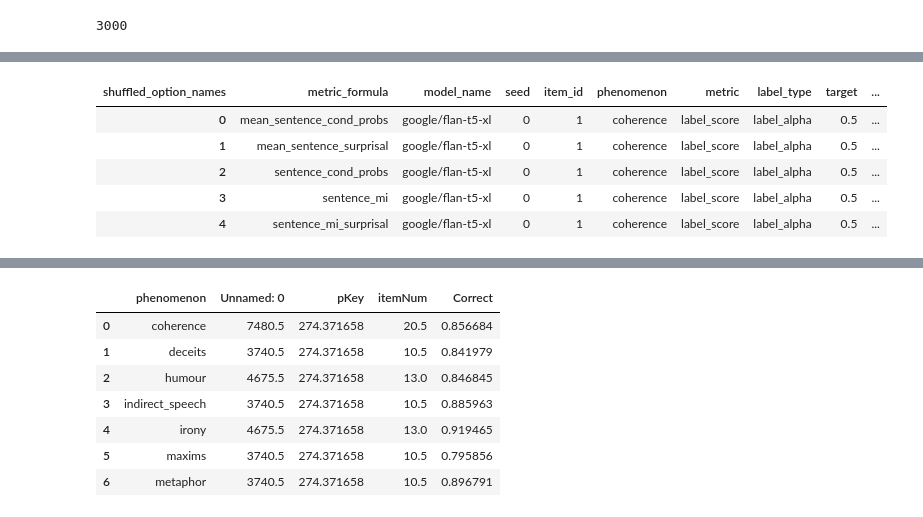
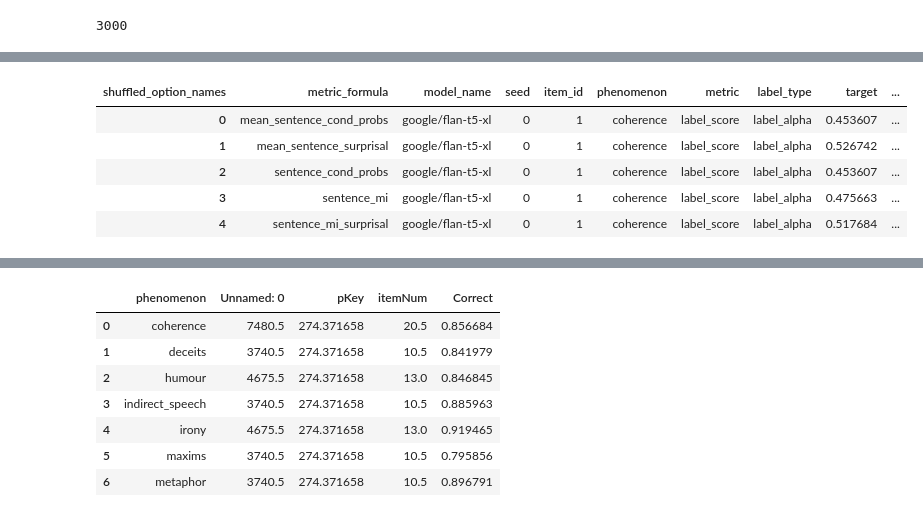
Before and after one commit to polina-tsvilodub/LLM_link, a Jupyter notebook: analysis/01_label_scores_analysis.ipynb, the cells around one changed output, grey strips where cells are left out. Cells and saved outputs as stored; diff of their text form; code cells hidden in the pictures.

Commit message:
updated analyses of label scores

```diff
--- a/analysis/01_label_scores_analysis.ipynb
+++ b/analysis/01_label_scores_analysis.ipynb
@@ -130,10 +130,11 @@ def transform_to_wide_and_softmax(df, option_names = ['target', 'competitor']):
         values="value_"
     )
     df_wide = df_wide.reset_index()
+    df_wide_raw = df_wide.copy()
 
     # softmax options over response option types
     df_wide["denominator"] = df_wide[option_names].sum(axis=1)
     for o in option_names:
         df_wide[o] = df_wide[o]/df_wide["denominator"]
 
-    return df_wide
+    return df_wide, df_wide_raw
@@ -151,12 +158,12 @@ Name: model_name, dtype: int64
 # %%
-# apply the helper to all phenomena
-coherence_processed = transform_to_wide_and_softmax(coherence_df)
-deceits_processed = transform_to_wide_and_softmax(deceits_df, ["target", "incorrect_literal", "incorrect_lexical_overlap", "incorrect_social_convention"])
-humours_processed = transform_to_wide_and_softmax(humours_df, ["target", "incorrect_straightforward", "associative_nonsequitur", "funny_nonsequitur", "neutral_nonsequitur"])
-indirect_processed = transform_to_wide_and_softmax(indirect_df, ["target", "competitor", "distractor_lexical_overlap", "distractor_associative"])
-irony_processed = transform_to_wide_and_softmax(irony_df, ["target", "competitor", "distractor_associate", "distractor_nonsequitur"])
-maxims_processed = transform_to_wide_and_softmax(maxims_df, ["target", "incorrect_literal", "incorrect_nonliteral", "incorrect_associate"])
-metaphor_processed = transform_to_wide_and_softmax(metaphor_df, ["target", "competitor", "distractor_plausibleliteral", "distractor_literal", "distractor_nonsequitut"])
+# apply the helper to all phenomena (fist df is processed (i.e., softmaxed), second is raw)
+coherence_processed, coherence_processed_ = transform_to_wide_and_softmax(coherence_df)
+deceits_processed, deceits_processed_ = transform_to_wide_and_softmax(deceits_df, ["target", "incorrect_literal", "incorrect_lexical_overlap", "incorrect_social_convention"])
+humours_processed, humours_processed_ = transform_to_wide_and_softmax(humours_df, ["target", "incorrect_straightforward", "associative_nonsequitur", "funny_nonsequitur", "neutral_nonsequitur"])
+indirect_processed, indirect_processed_ = transform_to_wide_and_softmax(indirect_df, ["target", "competitor", "distractor_lexical_overlap", "distractor_associative"])
+irony_processed, irony_processed_ = transform_to_wide_and_softmax(irony_df, ["target", "competitor", "distractor_associate", "distractor_nonsequitur"])
+maxims_processed, maxims_processed_ = transform_to_wide_and_softmax(maxims_df, ["target", "incorrect_literal", "incorrect_nonliteral", "incorrect_associate"])
+metaphor_processed, metaphor_processed_ = transform_to_wide_and_softmax(metaphor_df, ["target", "competitor", "distractor_plausibleliteral", "distractor_literal", "distractor_nonsequitut"])
 # %%
 # binarize the processed data into target vs non-target probability
 def binarize_df(df):
@@ -176,15 +207,15 @@ metaphor_binary = binarize_df(metaphor_processed)
 # combine all into one cleaned file
 label_scores = pd.concat([coherence_binary,deceits_binary,humours_binary,indirect_binary,irony_binary, maxims_binary,metaphor_binary])
 # %%
-# label_scores.to_csv("../results/log_probs/label_scores_all_cleaned_binarized.csv", index=False)
-label_scores.head()
+label_scores.to_csv("../results/log_probs/label_scores_all_cleaned_binarized.csv", index=False)
+# label_scores.head()
 # %% [output]
 | shuffled_option_names | metric_formula | model_name | seed | item_id | phenomenon | metric | label_type | target | ... |
-| 0 | mean_sentence_cond_probs | google/flan-t5-xl | 0 | 1 | coherence | label_score | label_alpha | 0.5 | ... |
-| 1 | mean_sentence_surprisal | google/flan-t5-xl | 0 | 1 | coherence | label_score | label_alpha | 0.5 | ... |
-| 2 | sentence_cond_probs | google/flan-t5-xl | 0 | 1 | coherence | label_score | label_alpha | 0.5 | ... |
-| 3 | sentence_mi | google/flan-t5-xl | 0 | 1 | coherence | label_score | label_alpha | 0.5 | ... |
-| 4 | sentence_mi_surprisal | google/flan-t5-xl | 0 | 1 | coherence | label_score | label_alpha | 0.5 | ... |
+| 0 | mean_sentence_cond_probs | google/flan-t5-xl | 0 | 1 | coherence | label_score | label_alpha | 0.453607 | ... |
+| 1 | mean_sentence_surprisal | google/flan-t5-xl | 0 | 1 | coherence | label_score | label_alpha | 0.526742 | ... |
+| 2 | sentence_cond_probs | google/flan-t5-xl | 0 | 1 | coherence | label_score | label_alpha | 0.453607 | ... |
+| 3 | sentence_mi | google/flan-t5-xl | 0 | 1 | coherence | label_score | label_alpha | 0.475663 | ... |
+| 4 | sentence_mi_surprisal | google/flan-t5-xl | 0 | 1 | coherence | label_score | label_alpha | 0.517684 | ... |
 # %%
 # analyse the data
 # averaging probabilities across items and across seeds, by metric, by model, by phenomenon, by label type
```
Also changed, not shown: parts of 29 cells of this notebook.
